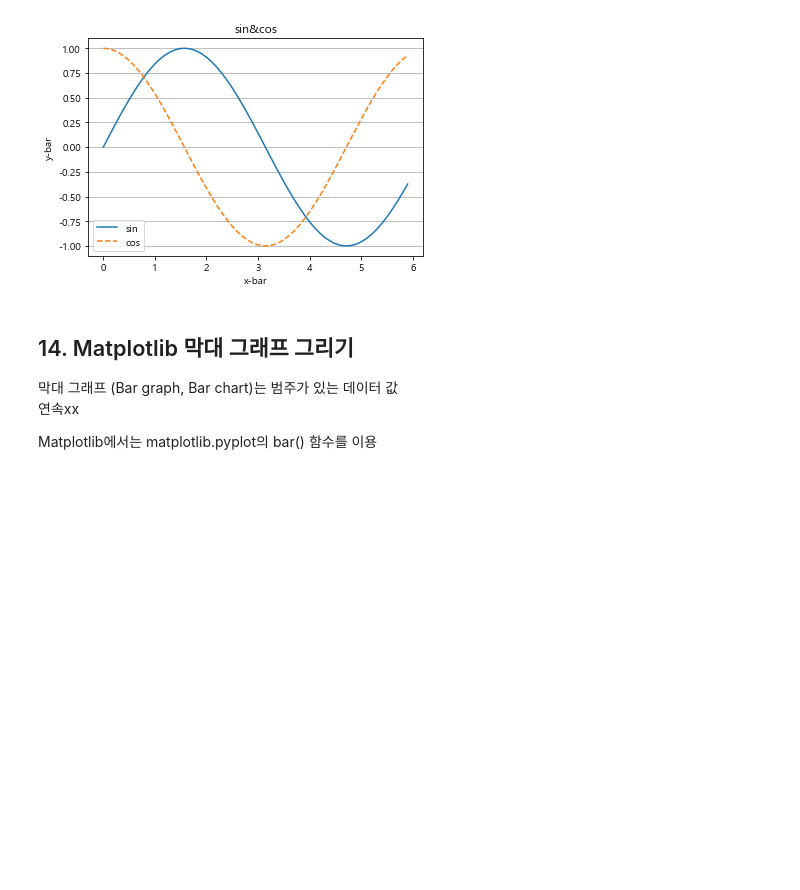
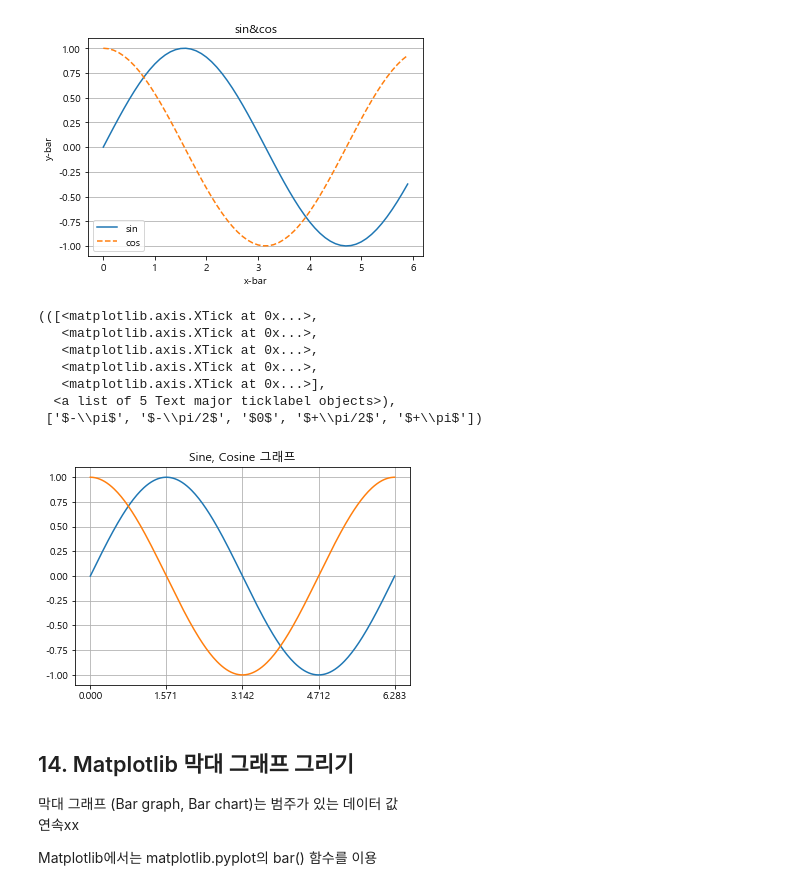
Before and after one commit to EGEG1212/Data-Analysis-2020, a Jupyter notebook: 04.Visual/02.matplotlib.ipynb, the cells around one changed output. Drawn from its saved outputs; the diff is of its cells as text; code cells hidden in the pictures; blank space fills up the shorter version.

```diff
--- a/04.Visual/02.matplotlib.ipynb
+++ b/04.Visual/02.matplotlib.ipynb
@@ -453,13 +453,22 @@ plt.show()
 # %%
 #교수님답안 Latex 레이텍스이용
 X = np.linspace(0, 2*np.pi, 256)
 S = np.sin(X)
 C = np.cos(X)
 plt.title("Sine, Cosine 그래프")
 plt.plot(X, S, label="sine")
 plt.plot(X, C, label="cosine")
 plt.grid(True)
-plt.xticks([0, np.pi/2, np.pi, 3*np.pi/2, 2*np.pi]), [r'$0$', r'$\pi/2$', r'']
+plt.xticks([0, np.pi/2, np.pi, 3*np.pi/2, 2*np.pi]), [r'$-\pi$', r'$-\pi/2$', r'$0$', r'$+\pi/2$', r'$+\pi$']
+# %% [output]
+(([<matplotlib.axis.XTick at 0x...>,
+   <matplotlib.axis.XTick at 0x...>,
+   <matplotlib.axis.XTick at 0x...>,
+   <matplotlib.axis.XTick at 0x...>,
+   <matplotlib.axis.XTick at 0x...>],
+  <a list of 5 Text major ticklabel objects>),
+ ['$-\\pi$', '$-\\pi/2$', '$0$', '$+\\pi/2$', '$+\\pi$'])
+[figure, added]
 # %% [markdown]
 ## 14. Matplotlib 막대 그래프 그리기
 막대 그래프 (Bar graph, Bar chart)는 범주가 있는 데이터 값
```
Also changed, not shown: parts of 5 cells of this notebook, 6 other files.
